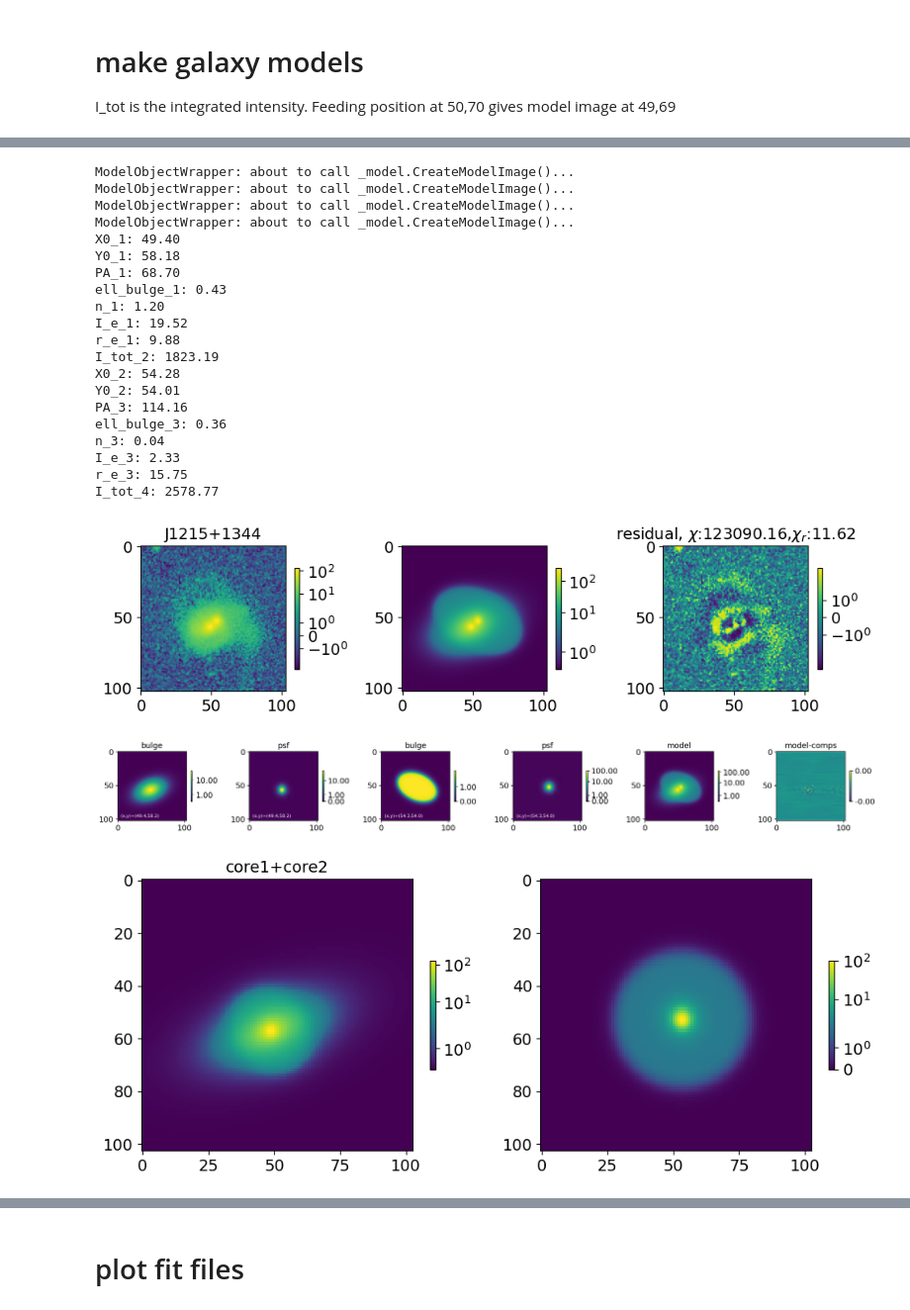
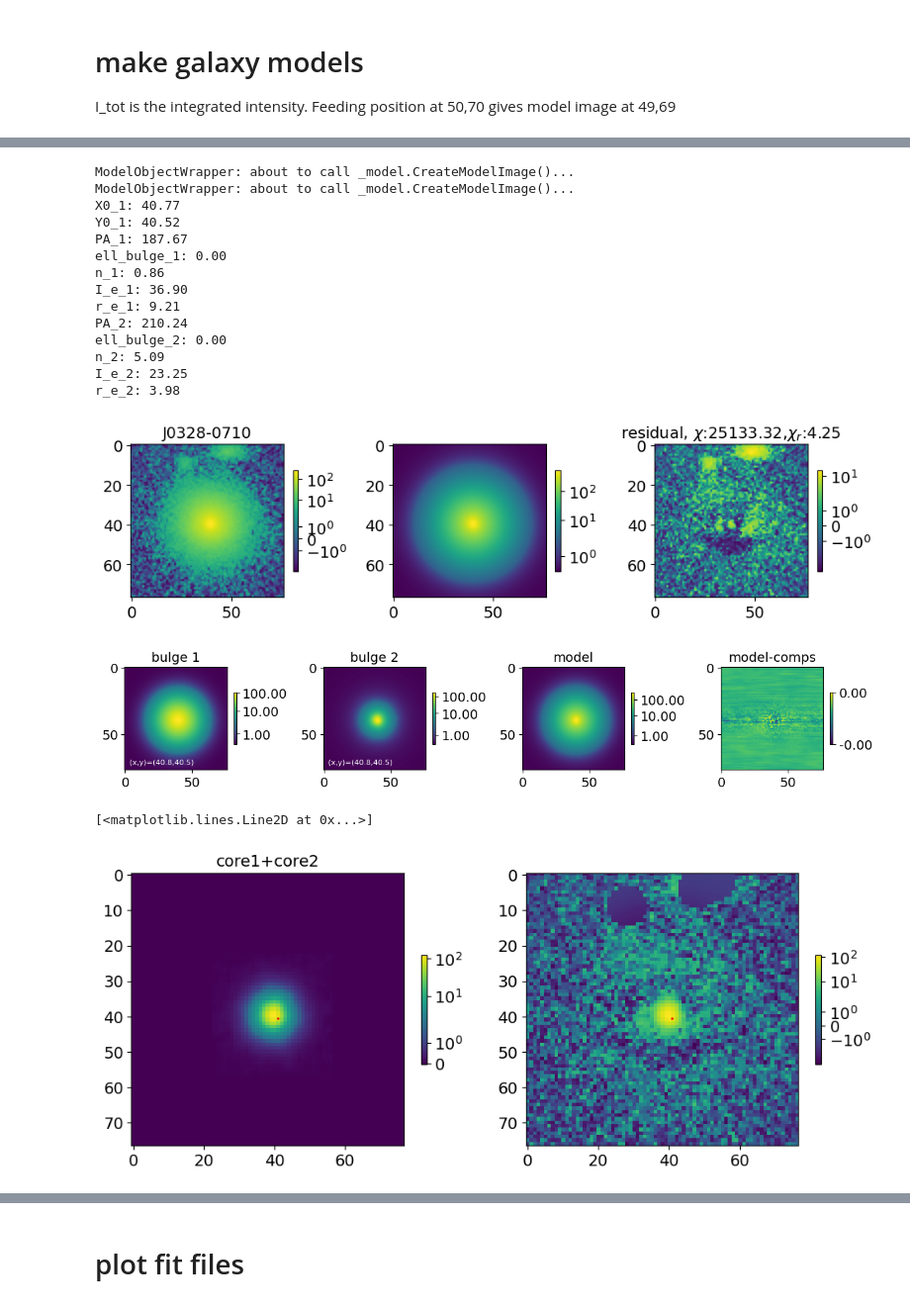
Before and after one commit to insepien/dualAGN, a Jupyter notebook: scrap_notebooks/checkFit.ipynb, the cells around one changed output, grey strips where cells are left out. Shown at 99% size. Saved outputs shown, nothing was run; the diff lists cells and outputs as text; code cells hidden in the pictures.

```diff
--- a/scrap_notebooks/checkFit.ipynb
+++ b/scrap_notebooks/checkFit.ipynb
@@ -558,5 +535,5 @@ def mask_image(image,rad,intens,agn_mask_size):
 # %%
-on = "J1215+1344"
+on = "J0328-0710"
 imageFile = glob.glob(os.path.expanduser("~/agn-result/box/final_cut/"+on+"*"))[-1]
 imageAGN = fits.getdata(os.path.expanduser(imageFile))
 with open(os.path.expanduser("~/research-data/psf-results/psf_pkls/psf_"+on+".pkl"),"rb") as f:
@@ -657,31 +635,31 @@ flatbar = {'PA':[30,0,360], 'ell':[0.1,0,1],
 flatbar0_dict = {'name': "FlatBar", 'label': "flat_bar", 'parameters':flatbar}
 
 
-sersicParamsDict = {'PA': [0, 0, 360], 'ell_bulge': [0.1, 0, 1],
-                    'n': [1, 0.0, 10],'I_e': [20, 0.0,Imax], 'r_e': [3, 0.0, framelim]}
+sersicParamsDict = {'PA': [200, 0, 360], 'ell_bulge': [0.1, 0, 1],
+                    'n': [1, 0.0, 10],'I_e': [1, 0.0,Imax], 'r_e': [20, 0.0, framelim]}
 sersic2_dict = {'name': "Sersic", 'label': "bulge 2", 'parameters': sersicParamsDict}
 
 sersic1_dict = {'name': "Sersic", 'label': "bulge 1", 'parameters': sersicParamsDict}
 
-sersic3ParamsDict = {'PA': [70, 0, 360], 'ell_bulge': [0.2, 0, 1],
-                    'n': [1, 0.0, 10],'I_e': [1, 0.0,Imax], 'r_e': [20, 0.0, framelim]}
+sersic3ParamsDict = {'PA': [130, 0, 360], 'ell_bulge': [0.2, 0, 1],
+                    'n': [4, 0.0, 10],'I_e': [10, 0.0,Imax], 'r_e': [15, 0.0, framelim]}
 sersic3_dict = {'name': "Sersic", 'label': "bulge 3", 'parameters': sersic3ParamsDict}
 
-ext_sersicParamsDict = {'PA': [110, 0, 360], 'ell_bulge': [0.6, 0, 1],
-                    'n': [1, 0.0, 10],'I_e': [100, 0.0,Imax], 'r_e': [10, 0.0, framelim]}
+ext_sersicParamsDict = {'PA': [130, 0, 360], 'ell_bulge': [0.3, 0, 1],
+                    'n': [1, 0.0, 10],'I_e': [10, 0.0,Imax], 'r_e': [5, 0.0, framelim]}
 sersic_ext_dict = {'name': "Sersic", 'label': "ext bulge", 'parameters': sersicParamsDict}
 
 
-funcset_dict_sersic1= {'X0': [xs[0],0,framelim], 'Y0': [ys[0],0,framelim],
-                    'function_list': [sersic_dict,psf_dict]}
-funcset_dict_sersic2= {'X0': [xs[1],0,framelim], 'Y0': [ys[1],0,framelim],
-                    'function_list': [sersic_dict,psf_dict]}
-funcset_dict_sersic3= {'X0': [73,0,framelim], 'Y0': [74,0,framelim],
-                    'function_list': [sersic_ext_dict]}
+funcset_dict_sersic1= {'X0': [40,0,framelim], 'Y0': [40,0,framelim],
+                    'function_list': [sersic1_dict,sersic2_dict]}
+funcset_dict_sersic2= {'X0': [xs[0],0,framelim], 'Y0': [ys[0],0,framelim],
+                    'function_list': [psf_dict]}
+funcset_dict_sersic3= {'X0': [xs[1],0,framelim], 'Y0': [ys[1],0,framelim],
+                    'function_list': [sersic2_dict]}
 
 
 
-model_dict = {'function_sets': [funcset_dict_sersic1,funcset_dict_sersic2]}
+model_dict = {'function_sets': [funcset_dict_sersic1]}
 model = pyimfit.ModelDescription.dict_to_ModelDescription(model_dict)
 # %%
 mosfile = glob.glob(os.path.expanduser("~/raw-data-agn/mos-fits-agn/*"+on+"*.mos.fits"))[0]
@@ -696,69 +674,64 @@ with fits.open(os.path.expanduser(expfile)) as hdul:
 exptime= hdu.header['EXPOSURE'] # fits: actual exp time, pf: total integration time
 gain = hdu.header['EGAIN'] #fits: [e-/DU], pf: in electrons/ADU
 noise=hdu.header['EFFRN'] #fits:[e-], pf: in electrons
-numcom=hdu.header['NCOADD']*4 #Number of Averaged Frames
+numcom=hdu.header['NCOADD'] #Number of Averaged Frames
 # Try for only 1 model
 imageAGN_bs = imageAGN-sky
 image = imageAGN_bs
 config0, modelIm0, fitRes0, pname0,fitter0  = _dofit_no_oversp(model,dataImage=image, psf=epsf,solver="LM",
                                                   readnoise=noise, expT=exptime, skylevel = sky_level, ncom=numcom,effgain=gain)
 m = modelIm0
 res = fitRes0.params
 pname = pname0
 fs = fitRes0.fitStat
 fsr = fitRes0.fitStatReduced
 comp_ims, comp_pos, comp_names = make_model_components(config0,imshape=image.shape[0])
 comp_ims.append(m)
 comp_names.append("model")
 comp_pos.append([midF,midF])
 [print(f"{pname0[i]}: {fitRes0.params[i]:.2f} ") for i in range(len(fitRes0.params))];
 fig,ax = plt.subplots(1,3,figsize=(10,3))
 #ax[0].imshow(imageAGN_bs-comp_ims[0],norm='symlog')
 #ax[1].imshow(np.sum(comp_ims,axis=0)-comp_ims[0],norm='symlog')
 im0 = ax[0].imshow(image,norm='symlog')
 im1=ax[1].imshow(np.sum(comp_ims,axis=0),norm='symlog')
 im2=ax[2].imshow(image-m, norm='symlog')
 [fig.colorbar([im0,im1,im2][i],ax=ax[i],shrink=0.5) for i in range(3)]
 ax[0].set_title(on)
 ax[1].set_title("")
 ax[2].set_title(f'residual, $\chi$:{fs:.2f},$\chi_r$:{fitRes0.fitStatReduced:.2f}')
 fig.tight_layout();
 
 plot_model_components(comp_ims,comp_names,comp_pos,isolist_comps,shrink_ratio=0.3)
 # %% [output]
 ModelObjectWrapper: about to call _model.CreateModelImage()...
 ModelObjectWrapper: about to call _model.CreateModelImage()...
-ModelObjectWrapper: about to call _model.CreateModelImage()...
-ModelObjectWrapper: about to call _model.CreateModelImage()...
-X0_1: 49.40
-Y0_1: 58.18
-PA_1: 68.70
-ell_bulge_1: 0.43
-n_1: 1.20
-I_e_1: 19.52
-r_e_1: 9.88
-I_tot_2: 1823.19
-X0_2: 54.28
-Y0_2: 54.01
-PA_3: 114.16
-ell_bulge_3: 0.36
-n_3: 0.04
-I_e_3: 2.33
-r_e_3: 15.75
-I_tot_4: 2578.77
+X0_1: 40.77
+Y0_1: 40.52
+PA_1: 187.67
+ell_bulge_1: 0.00
+n_1: 0.86
+I_e_1: 36.90
+r_e_1: 9.21
+PA_2: 210.24
+ell_bulge_2: 0.00
+n_2: 5.09
+I_e_2: 23.25
+r_e_2: 3.98
-[figure, old version]
+[figure, new version]
-[figure, old version]
+[figure, new version]
 # %%
 fig,ax = plt.subplots(1,2,figsize=(10,4))
-im0=ax[0].imshow(comp_ims[0]+comp_ims[1]+comp_ims[2],norm='symlog')
-im1=ax[1].imshow(comp_ims[3]+comp_ims[4]+comp_ims[5],norm='symlog')
+im0=ax[0].imshow(comp_ims[1]+comp_ims[2],norm='symlog')
+im1=ax[1].imshow(image-comp_ims[0],norm='symlog')
 ax[0].set_title('core1+core2')
 [fig.colorbar([im0,im1][i],ax=ax[i],shrink=0.4) for i in range(2)]
 fig.tight_layout();
-# ax[1].plot(comp_pos[1][0],comp_pos[1][1],"wo",markersize=1)
-# ax[1].plot(comp_pos[3][0],comp_pos[3][1],"ro",markersize=1)
-#ax[1].plot(xs[1],ys[1],"wo",markersize=1)
+ax[0].plot(comp_pos[0][0],comp_pos[0][1],"ro",markersize=1)
+ax[1].plot(comp_pos[0][0],comp_pos[0][1],"ro",markersize=1)
+# ax[1].plot(midF,midF,"ko",markersize=1)
 #[print(f"{pname0[i]}: {fitRes0.params[i]:.2f} ") for i in range(len(fitRes0.params))];
 # %% [output]
+[<matplotlib.lines.Line2D at 0x...>]
-[figure, old version]
+[figure, new version]
 # %%
```
Also changed, not shown: parts of 7 cells of this notebook, 8 other files.
